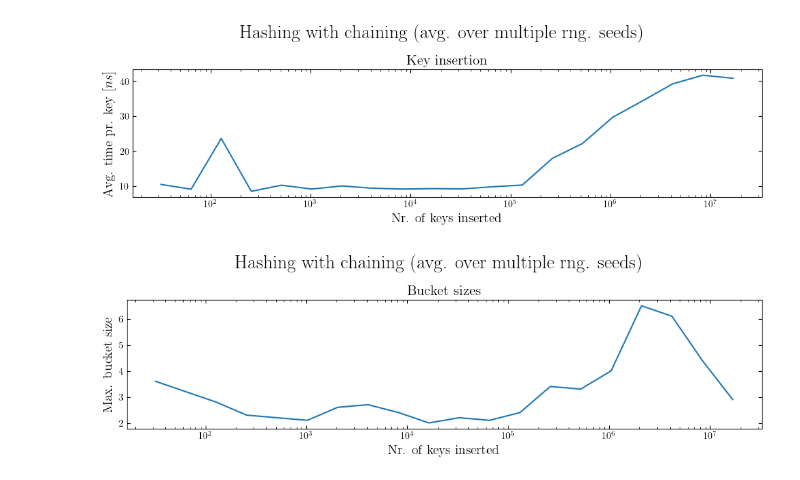
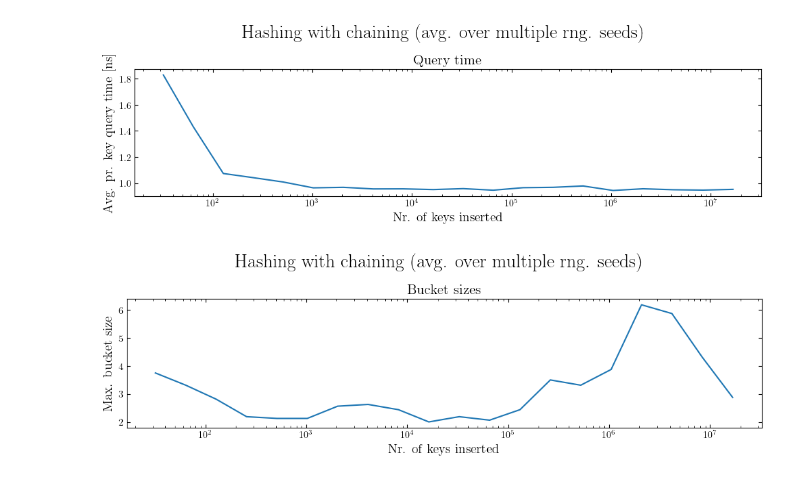
Before and after one commit to seba2390/RandomizedAlgorithms2023, a Jupyter notebook: Project 1/DataVisualization/Plotting.ipynb, the cells around one changed output. Drawn from its saved outputs; the diff is of its cells as text; code cells hidden in the pictures.

Commit message:
Plotting update

```diff
--- a/Project 1/DataVisualization/Plotting.ipynb
+++ b/Project 1/DataVisualization/Plotting.ipynb
@@ -34,25 +106,25 @@ avg_pr_key_query_time = np.mean(np.array(avg_pr_key_query_time),axis=0)
 fig, ax = plt.subplots(1,1,figsize=(10,3))
 fig.suptitle("Hashing with chaining (avg. over multiple rng. seeds)", size=20)
 fig.tight_layout(pad=1.5)
-# Checking that insertion is approx. avg. O(1)
-ax.set_title("Key insertion", size=15)
-ax.plot(n_keys, avg_pr_key_insertion_time)
+# Checking max bucket size
+ax.set_title("Query time", size=15)
+ax.plot(n_keys, HWC_avg_pr_key_query_time)
 ax.set_xlabel("Nr. of keys inserted", size=14)
-ax.set_ylabel(r"Avg. time pr. key $[ns]$", size=14)
+ax.set_ylabel(r"Avg. pr. key query time [ns]", size=14)
 ax.set_xscale('log')
 plt.show()
 # %% [output]
-[figure, old version]
+[figure, new version]
 # %%
 fig, ax = plt.subplots(1,1,figsize=(10,3))
 fig.suptitle("Hashing with chaining (avg. over multiple rng. seeds)", size=20)
 fig.tight_layout(pad=1.5)
 # Checking max bucket size
 ax.set_title("Bucket sizes", size=15)
-ax.plot(n_keys, avg_max_bucket_len)
+ax.plot(n_keys, HWC_avg_max_bucket_len)
 ax.set_xlabel("Nr. of keys inserted", size=14)
 ax.set_ylabel(r"Max. bucket size", size=14)
 ax.set_xscale('log')
 plt.show()
 # %% [output]
-[figure, old version]
+[figure, new version]
```
Also changed, not shown: parts of 7 cells of this notebook, 37 other files.
